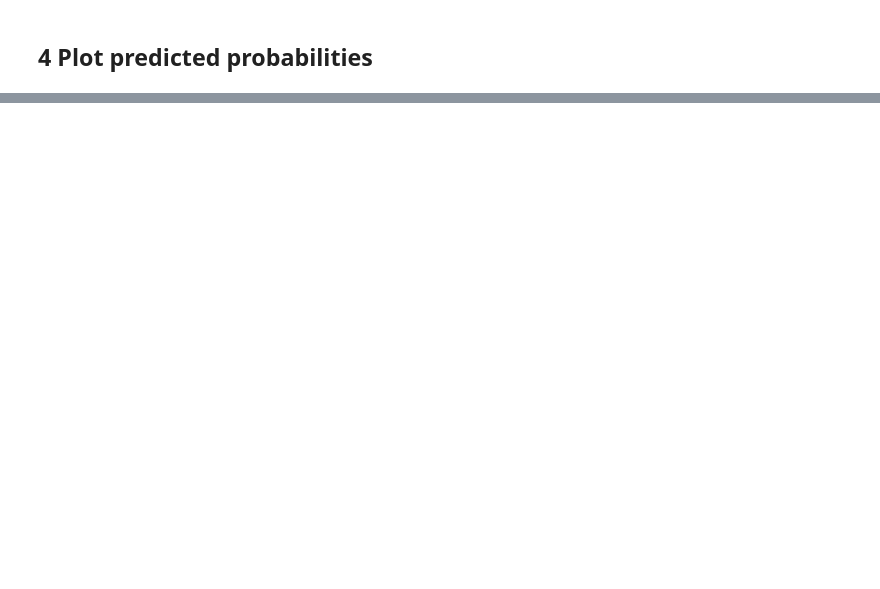
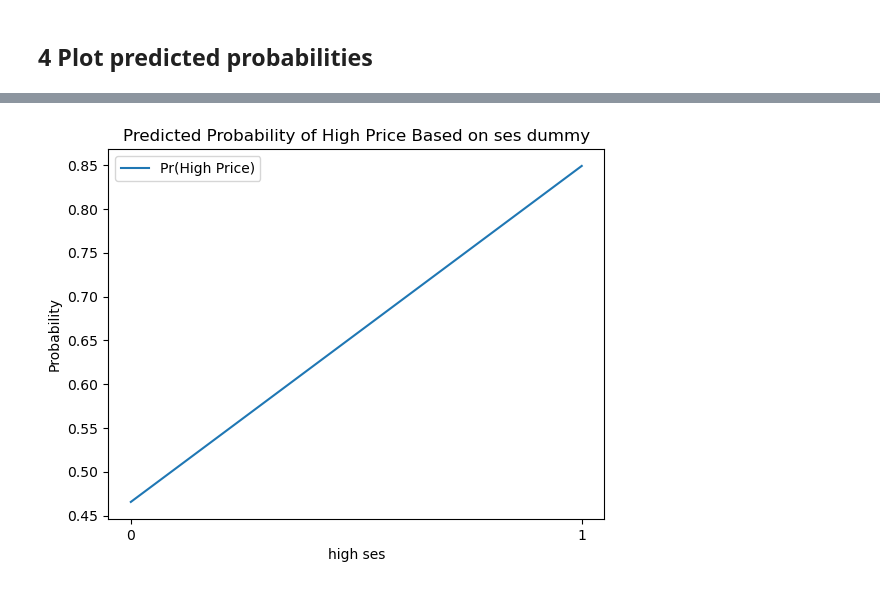
Before and after one commit to eglinskis/CP201B-Spr23, a Jupyter notebook: 05_Lab5/Lab5_LogisticRegression.ipynb, the cells around one changed output, grey strips where cells are left out. Drawn from its saved outputs; the diff is of its cells as text; code cells hidden in the pictures; blank space fills up the shorter version.

```diff
--- a/05_Lab5/Lab5_LogisticRegression.ipynb
+++ b/05_Lab5/Lab5_LogisticRegression.ipynb
@@ -115,0 +230,16 @@ plt.legend(legend);
+# %%
+# plot probabilities by key independent variable
+df_predict2 = df_predict.groupby(by = 'high_ses').agg(np.mean)[['pred_high_price']]
+df_predict2.plot();
+
+# plot with labels
+plt.title('Predicted Probability of High Price Based on ses dummy')
+plt.xlabel('high ses'),
+plt.ylabel('Probability'),
+positions = (0, 1)
+labels = ('0', '1')
+plt.xticks(positions, labels)
+legend = ['Pr(High Price)']
+plt.legend(legend);
+# %% [output]
+[figure, added]
```
Also changed, not shown: parts of 13 cells of this notebook, 1 other file.
